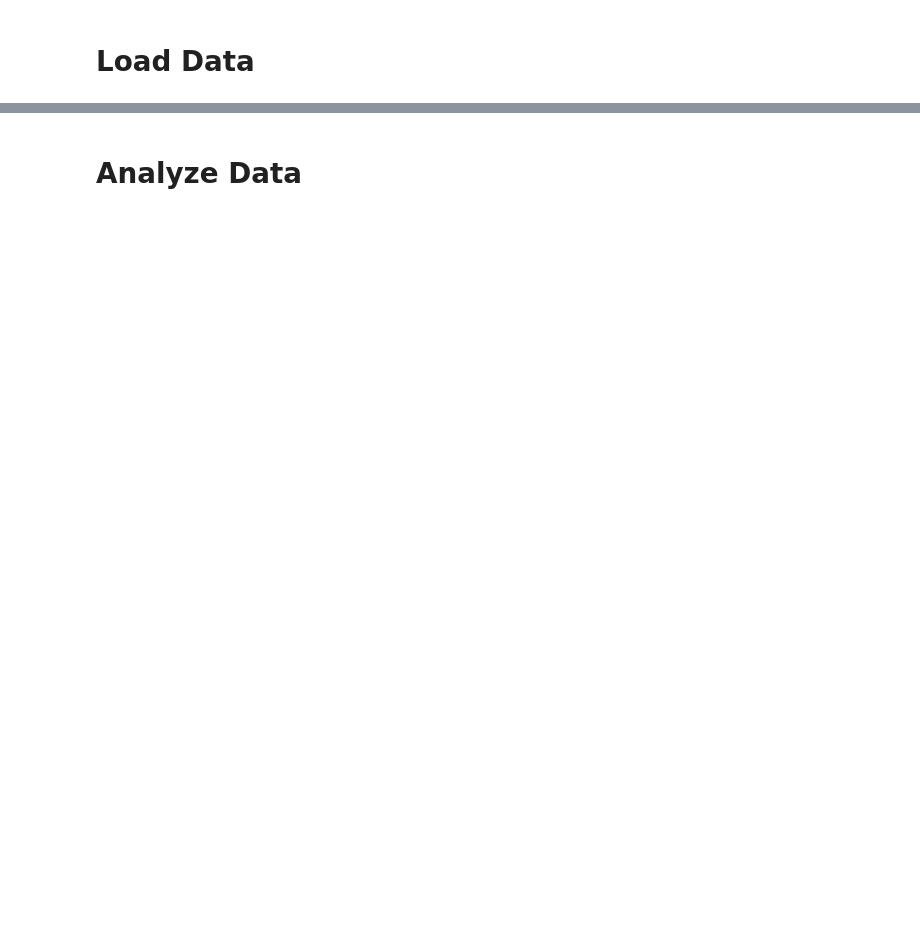
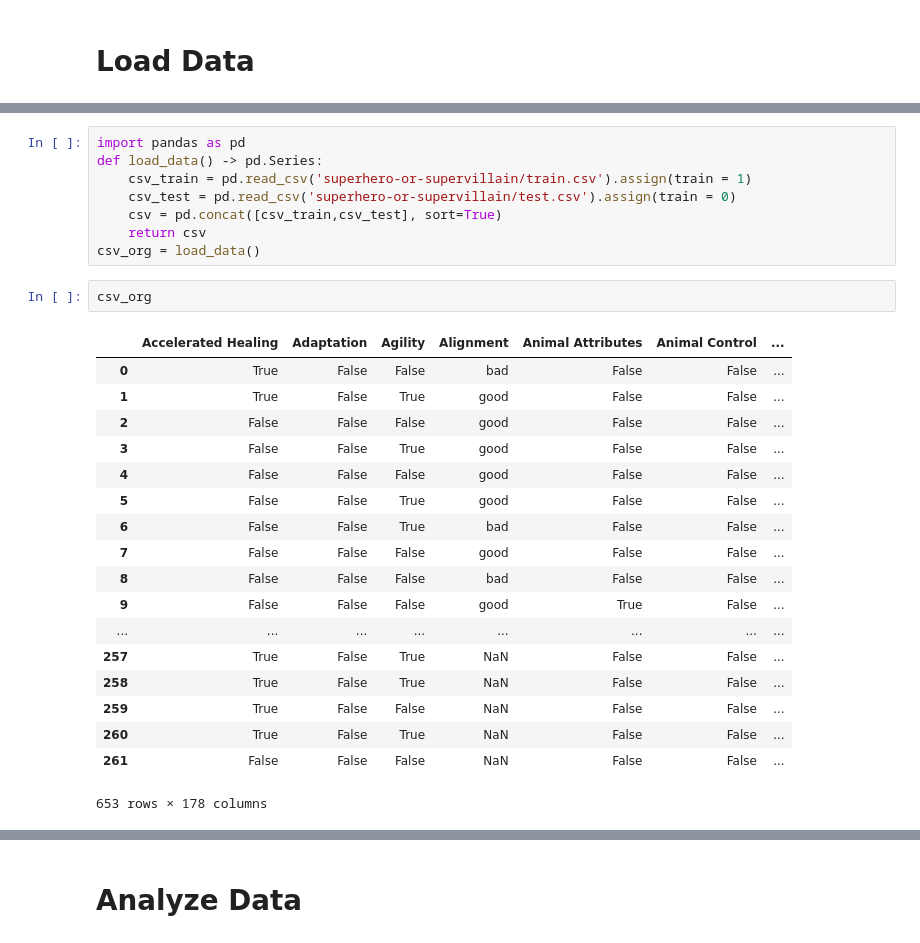
Before and after one commit to SaxMan96/Superhero-Classifier-ML-UB, a Jupyter notebook: Script.ipynb, the cells around one changed output, grey strips where cells are left out. Drawn from its saved outputs; the diff is of its cells as text; blank space fills up the shorter version.

Commit message:
Data analysis, basic stats

```diff
--- a/Script.ipynb
+++ b/Script.ipynb
@@ -26,0 +3,29 @@ data_frame
+# %%
+import pandas as pd
+def load_data() -> pd.Series:
+    csv_train = pd.read_csv('superhero-or-supervillain/train.csv').assign(train = 1)
+    csv_test = pd.read_csv('superhero-or-supervillain/test.csv').assign(train = 0)
+    csv = pd.concat([csv_train,csv_test], sort=True)
+    return csv
+csv_org = load_data()
+# %%
+csv_org
+# %% [output]
+|  | Accelerated Healing | Adaptation | Agility | Alignment | Animal Attributes | Animal Control | ... |
+| 0 | True | False | False | bad | False | False | ... |
+| 1 | True | False | True | good | False | False | ... |
+| 2 | False | False | False | good | False | False | ... |
+| 3 | False | False | True | good | False | False | ... |
+| 4 | False | False | False | good | False | False | ... |
+| 5 | False | False | True | good | False | False | ... |
+| 6 | False | False | True | bad | False | False | ... |
+| 7 | False | False | False | good | False | False | ... |
+| 8 | False | False | False | bad | False | False | ... |
+| 9 | False | False | False | good | True | False | ... |
+| ... | ... | ... | ... | ... | ... | ... | ... |
+| 257 | True | False | True | NaN | False | False | ... |
+| 258 | True | False | True | NaN | False | False | ... |
+| 259 | True | False | False | NaN | False | False | ... |
+| 260 | True | False | True | NaN | False | False | ... |
+| 261 | False | False | False | NaN | False | False | ... |
+653 rows × 178 columns
```
Also changed, not shown: parts of 4 cells of this notebook.
